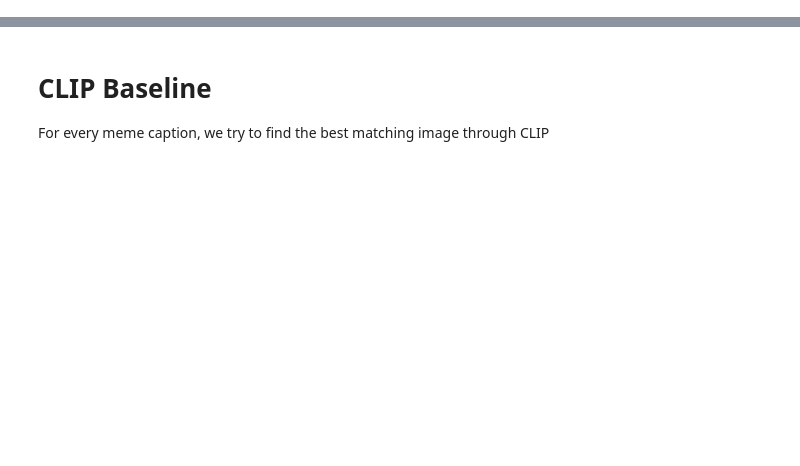
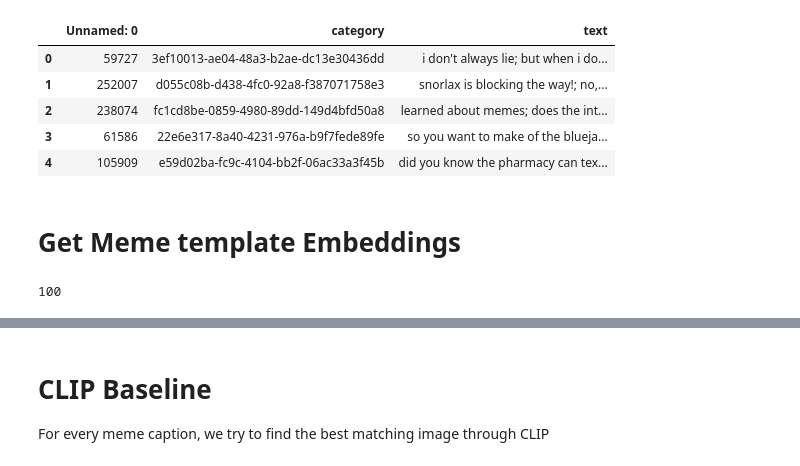
Before and after one commit to SumanthRH/text-to-meme, a Jupyter notebook: notebooks/Baselines.ipynb, the cells around one changed output, grey strips where cells are left out. Cells and saved outputs as stored; diff of their text form; code cells hidden in the pictures; blank space fills up the shorter version.

```diff
--- a/notebooks/Baselines.ipynb
+++ b/notebooks/Baselines.ipynb
@@ -63,0 +46,11 @@ with open("meme_embeddings.pkl", 'rb') as f:
+# %%
+import pandas as pd
+test_data = pd.read_csv("../data/test_df.csv")
+test_data.head()
+# %% [output]
+|  | Unnamed: 0 | category | text |
+| 0 | 59727 | 3ef10013-ae04-48a3-b2ae-dc13e30436dd | i don't always lie; but when i do... |
+| 1 | 252007 | d055c08b-d438-4fc0-92a8-f387071758e3 | snorlax is blocking the way!; no,... |
+| 2 | 238074 | fc1cd8be-0859-4980-89dd-149d4bfd50a8 | learned about memes; does the int... |
+| 3 | 61586 | 22e6e317-8a40-4231-976a-b9f7fede89fe | so you want to make of the blueja... |
+| 4 | 105909 | e59d02ba-fc9c-4104-bb2f-06ac33a3f45b | did you know the pharmacy can tex... |
@@ -63,0 +64,2 @@ with open("meme_embeddings.pkl", 'rb') as f:
+# %% [markdown]
+# Get Meme template Embeddings
@@ -63,0 +90,4 @@ with open("meme_embeddings.pkl", 'rb') as f:
+# %%
+len(uuids)
+# %% [output]
+100
```
Also changed, not shown: parts of 92 cells of this notebook, 1 other file.
